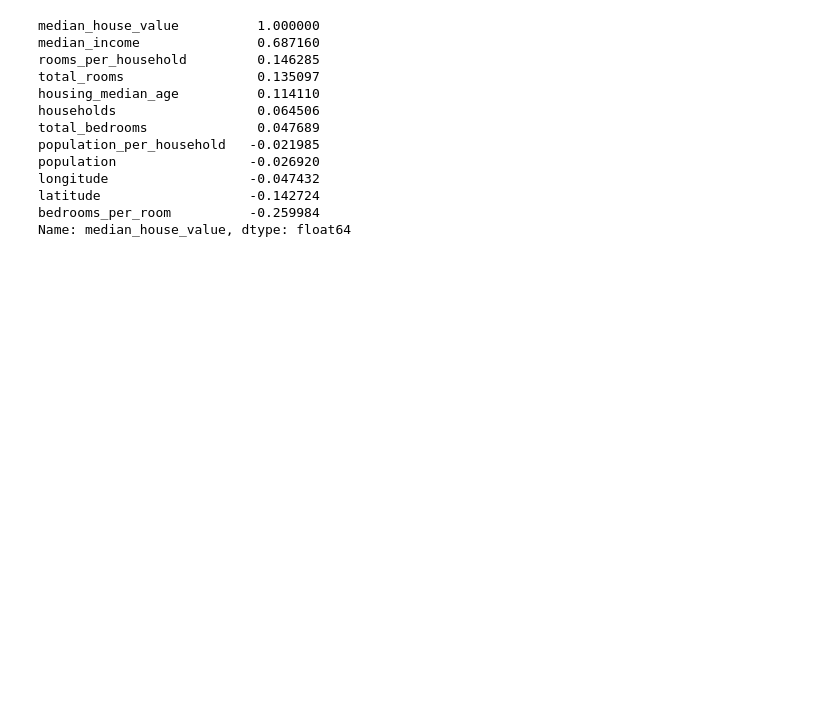
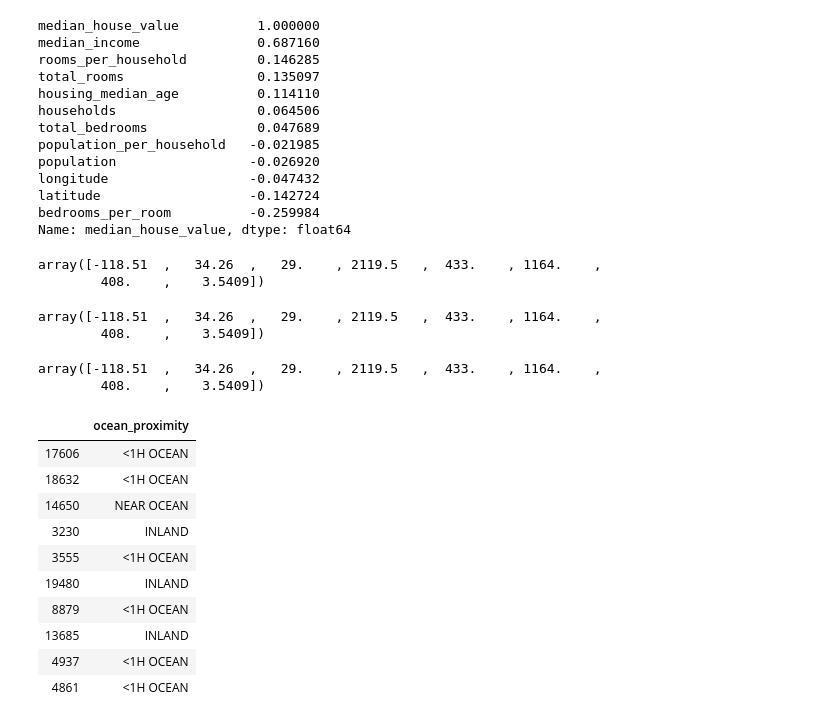
Before and after one commit to Mimic01/Housing, a Jupyter notebook: Housing.ipynb, the cells around one changed output. Cells and saved outputs as stored; diff of their text form; code cells hidden in the pictures; blank space fills up the shorter version.

```diff
--- a/Housing.ipynb
+++ b/Housing.ipynb
@@ -236,3 +236,30 @@ Name: median_house_value, dtype: float64
 
 housing = strat_train_set.drop("median_house_value", axis=1)
 housing_labels = strat_train_set["median_house_value"].copy()
+# %%
+# So to handle missing values in the data you can discard the rows with them, fill them with some value like
+# zero, mean, median, etc.
+from sklearn.impute import SimpleImputer
+median = housing["total_bedrooms"].median()
+imputer = SimpleImputer(strategy="median")
+# The median can only be computed on numerical attributes so we need to create a copy of the data without the text
+# attribute
+housing_num = housing.drop("ocean_proximity", axis=1)
+# Now we fit the imputer instance to the training data
+imputer.fit(housing_num)
+# In this case only one attribute has missing values but you can't be sure there won't be other attributes
+# with missing values in new data after the system goes live so it's safer to apply the imputer to all the
+# numerical values
+# %% [output]
+array([-118.51  ,   34.26  ,   29.    , 2119.5   ,  433.    , 1164.    ,
+        408.    ,    3.5409])
+# %%
+imputer.statistics_
+# %% [output]
+array([-118.51  ,   34.26  ,   29.    , 2119.5   ,  433.    , 1164.    ,
+        408.    ,    3.5409])
+# %%
+housing_num.median().values
+# %% [output]
+array([-118.51  ,   34.26  ,   29.    , 2119.5   ,  433.    , 1164.    ,
+        408.    ,    3.5409])
@@ -238,0 +274,15 @@ housing_labels = strat_train_set["median_house_value"].copy()
+# %%
+housing_cat = housing[["ocean_proximity"]]
+housing_cat.head(10)
+# %% [output]
+|  | ocean_proximity |
+| 17606 | <1H OCEAN |
+| 18632 | <1H OCEAN |
+| 14650 | NEAR OCEAN |
+| 3230 | INLAND |
+| 3555 | <1H OCEAN |
+| 19480 | INLAND |
+| 8879 | <1H OCEAN |
+| 13685 | INLAND |
+| 4937 | <1H OCEAN |
+| 4861 | <1H OCEAN |
```
Also changed, not shown: parts of 5 cells of this notebook.
